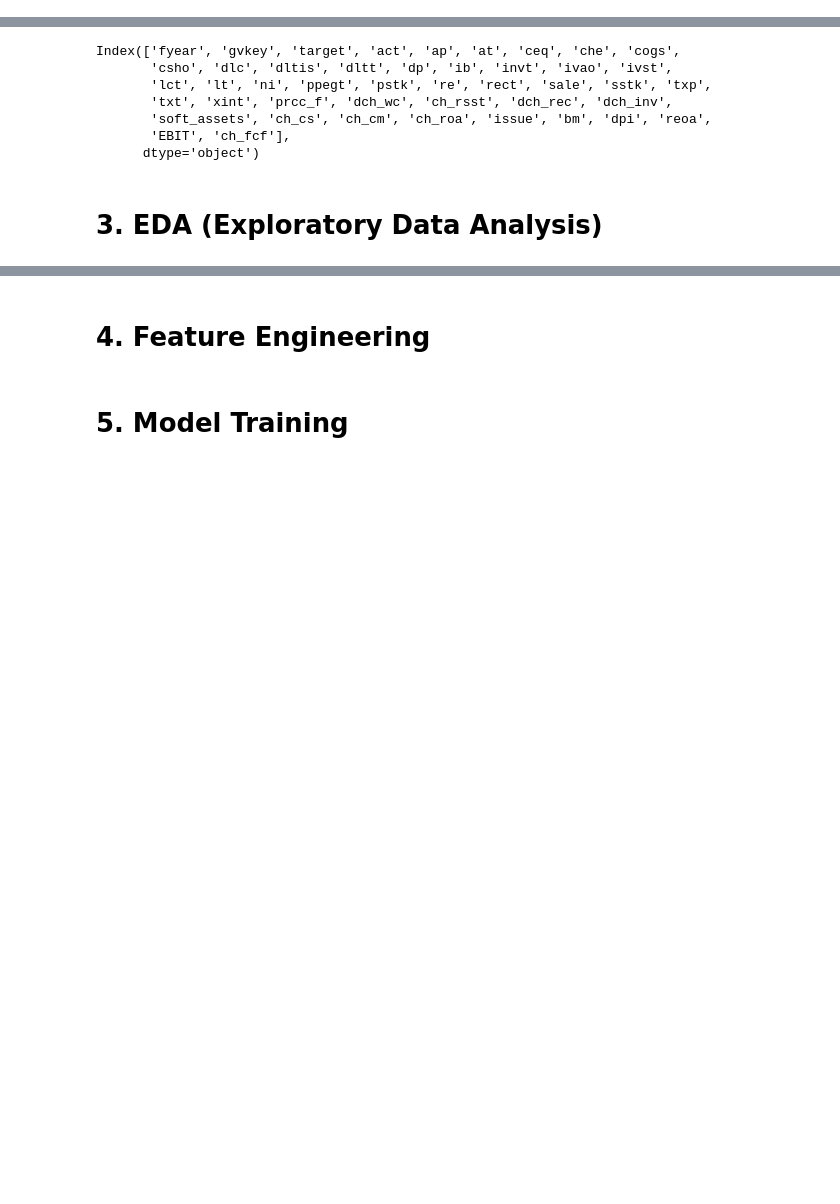
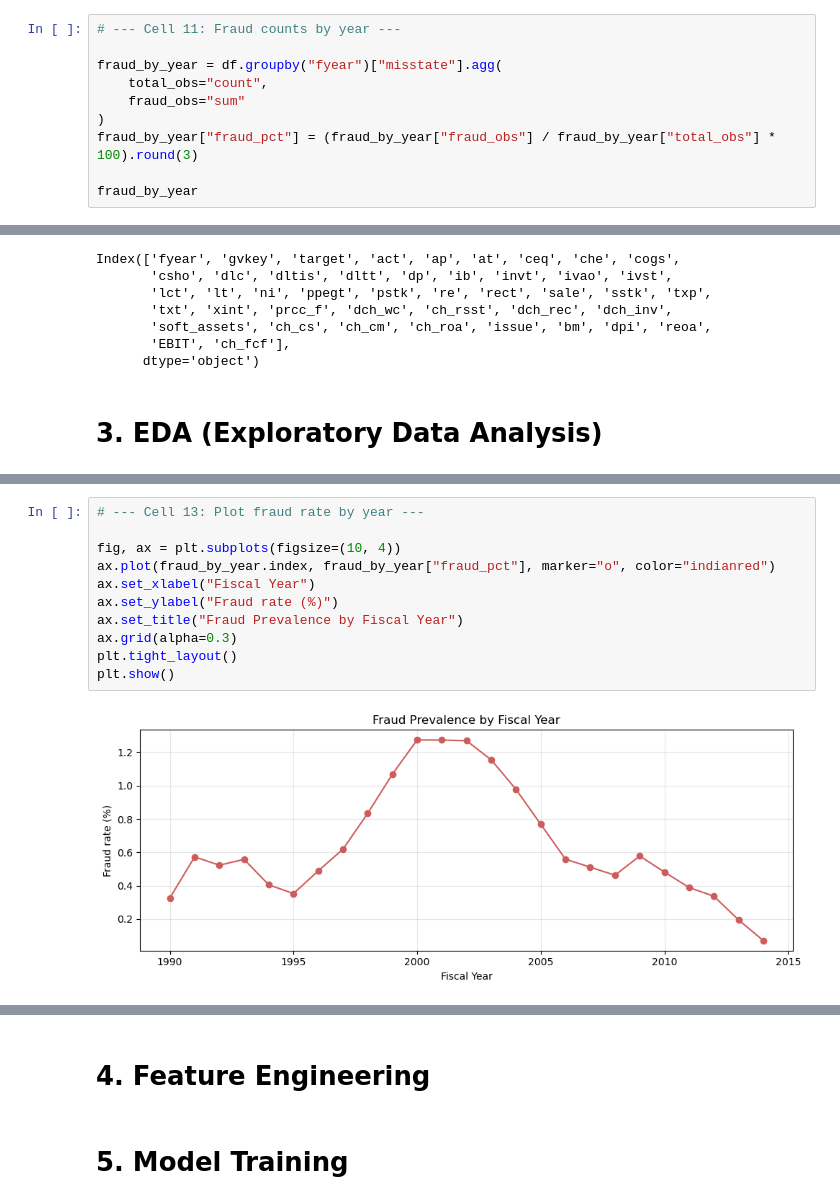
Before and after one commit to mbuh-blaise-khan/accounting-fraud-detection-ml, a Jupyter notebook: notebooks/Untitled.ipynb, the cells around one changed output, grey strips where cells are left out. Saved outputs shown, nothing was run; the diff lists cells and outputs as text; blank space fills up the shorter version.

```diff
--- a/notebooks/Untitled.ipynb
+++ b/notebooks/Untitled.ipynb
@@ -386,0 +457,10 @@ memory usage: 51.3 MB
+# %%
+# --- Cell 11: Fraud counts by year ---
+
+fraud_by_year = df.groupby("fyear")["misstate"].agg(
+    total_obs="count",
+    fraud_obs="sum"
+)
+fraud_by_year["fraud_pct"] = (fraud_by_year["fraud_obs"] / fraud_by_year["total_obs"] * 100).round(3)
+
+fraud_by_year
@@ -479,0 +585,13 @@ Index(['fyear', 'gvkey', 'target', 'act', 'ap', 'at', 'ceq', 'che', 'cogs',
+# %%
+# --- Cell 13: Plot fraud rate by year ---
+
+fig, ax = plt.subplots(figsize=(10, 4))
+ax.plot(fraud_by_year.index, fraud_by_year["fraud_pct"], marker="o", color="indianred")
+ax.set_xlabel("Fiscal Year")
+ax.set_ylabel("Fraud rate (%)")
+ax.set_title("Fraud Prevalence by Fiscal Year")
+ax.grid(alpha=0.3)
+plt.tight_layout()
+plt.show()
+# %% [output]
+[figure, added]
```
Also changed, not shown: parts of 38 cells of this notebook, 6 other files.
